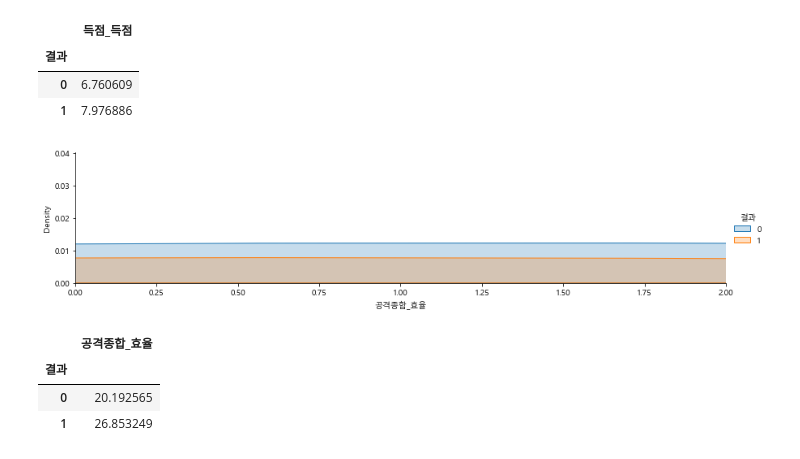
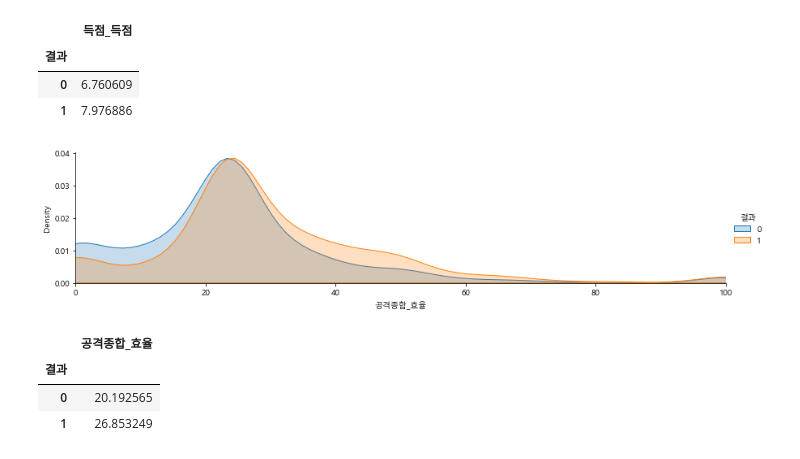
Before and after one commit to KB-IT-s-your-life/02_-, a Jupyter notebook: 02_ML_Project.ipynb, the cells around one changed output. Saved outputs shown, nothing was run; the diff lists cells and outputs as text; code cells hidden in the pictures.

```diff
--- a/02_ML_Project.ipynb
+++ b/02_ML_Project.ipynb
@@ -450,12 +450,12 @@ pd.pivot_table(df_sub_vi2, index="결과", values="득점_득점")
 # %%
 facet = sns.FacetGrid(df_sub_vi2, hue="결과", aspect=4)
 facet.map(sns.kdeplot,'공격종합_효율',shade= True)
 facet.set(xlim=(0, df_sub_vi2['공격종합_효율'].max()))
 facet.add_legend()
-plt.xlim(0,2)
+#plt.xlim(0,2)
 plt.show()
 # %% [output]
-[figure, old version]
+[figure, new version]
 # %%
 pd.pivot_table(df_sub_vi2, index="결과", values="공격종합_효율")
 # %% [output]
```
Also changed, not shown: parts of 1 cell of this notebook.
